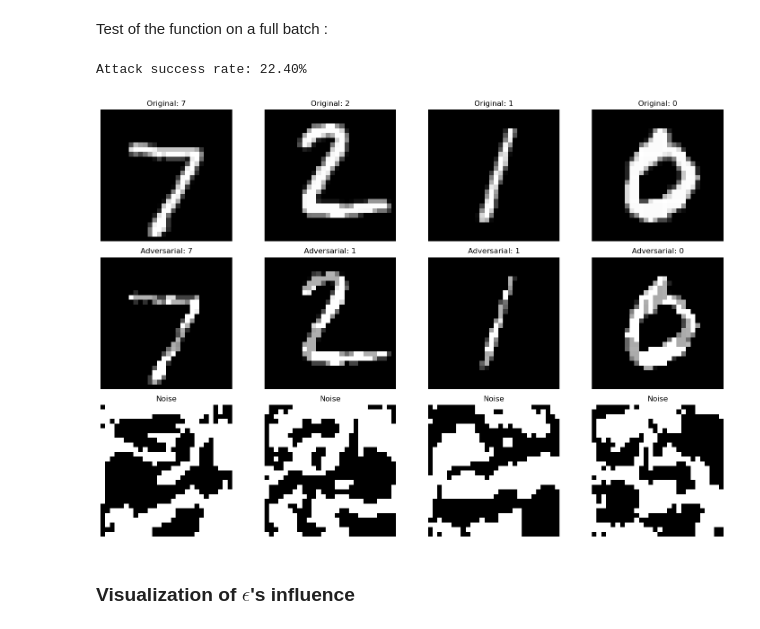
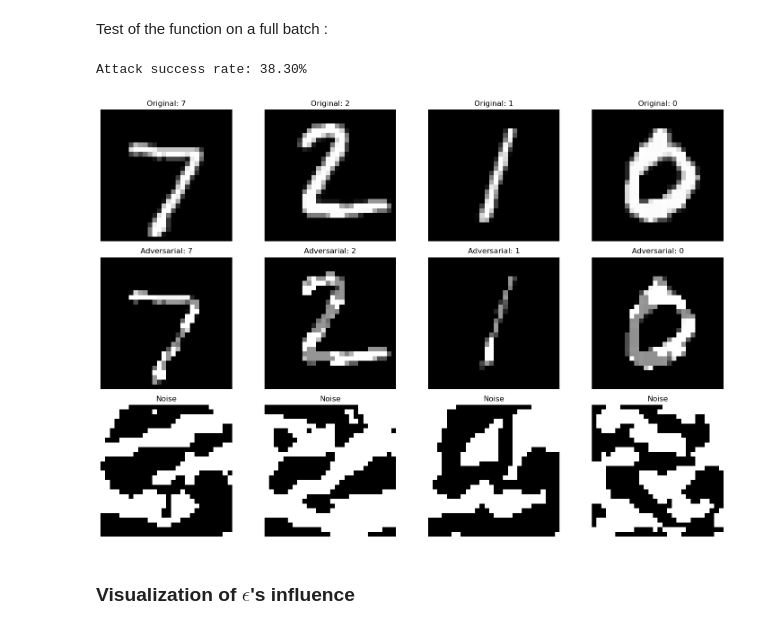
Before and after one commit to abelmaxv/ARIA-image-devoir, a Jupyter notebook: devoir.ipynb, the cells around one changed output. Cells and saved outputs as stored; diff of their text form; code cells hidden in the pictures.

```diff
--- a/devoir.ipynb
+++ b/devoir.ipynb
@@ -240,38 +240,38 @@ dataiter = iter(test_loader)
 images, labels = next(dataiter)
 
 # Generate adversarial examples for the whole batch
-adv_images, noises = generate_adverserial_examples(model, criterion, images, labels, epsilon=0.3, batch=True)
+adv_images, noises = generate_adverserial_examples(model, criterion, images, labels, epsilon=0.4, batch=True)
 
 with torch.no_grad():
     orig_outputs = model(images.to(device))
     adv_outputs = model(adv_images.to(device))
 
     orig_preds = torch.argmax(orig_outputs, dim=1)
     adv_preds = torch.argmax(adv_outputs, dim=1)
 
 # Calculate success rate of attack
 success_rate = (orig_preds != adv_preds).float().mean().item()
 print(f"Attack success rate: {success_rate*100:.2f}%")
 
 
 fig, axs = plt.subplots(3, 4, figsize=(15, 10))
 for i in range(4):
     axs[0,i].imshow(images.cpu()[i].squeeze(), cmap='gray')
     axs[0,i].set_title(f'Original: {labels[i].item()}')
     axs[0,i].axis('off')
 
     axs[1,i].imshow(adv_images.cpu()[i].squeeze(), cmap='gray')
     axs[1,i].set_title(f'Adversarial: {adv_preds[i].item()}')
     axs[1,i].axis('off')
 
     axs[2,i].imshow(noises.cpu()[i].squeeze(), cmap='gray')
     axs[2,i].set_title('Noise')
     axs[2,i].axis('off')
 
 plt.tight_layout()
 # %% [output]
-Attack success rate: 22.40%
+Attack success rate: 38.30%
-[figure, old version]
+[figure, new version]
 # %% [markdown]
 ### Visualization of $\epsilon$'s influence
 # %% [markdown]
```
Also changed, not shown: parts of 17 cells of this notebook.
